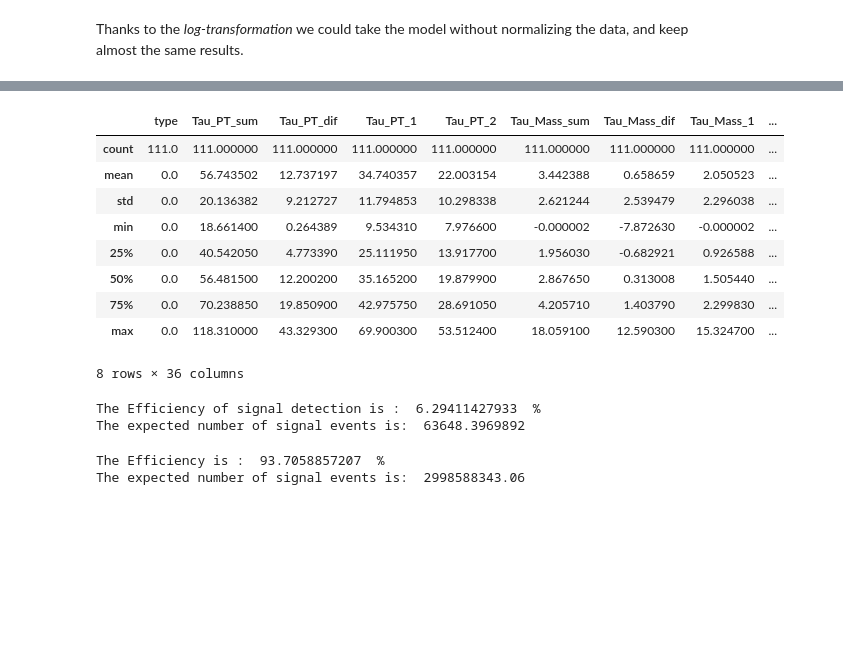
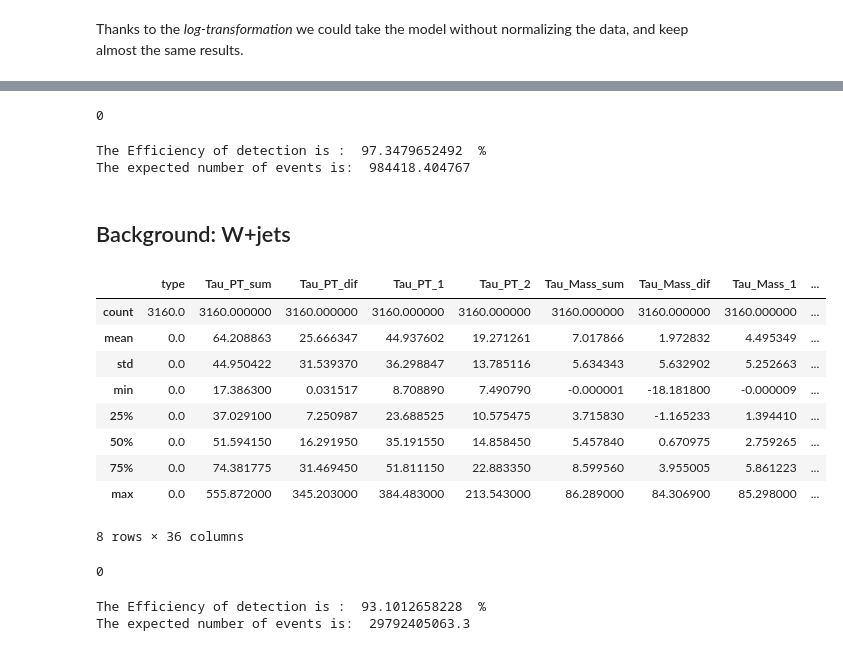
Before and after one commit to Torroledo/ZprimeBosonVectorModel, a Jupyter notebook: newImplementation/signal0p5TeV_CrossValidationFeatureSelection.ipynb, the cells around one changed output, grey strips where cells are left out. Cells and saved outputs as stored; diff of their text form; code cells hidden in the pictures; blank space fills up the shorter version.

```diff
--- a/newImplementation/signal0p5TeV_CrossValidationFeatureSelection.ipynb
+++ b/newImplementation/signal0p5TeV_CrossValidationFeatureSelection.ipynb
@@ -554,16 +556,7 @@ fullSignal.describe()
 8 rows × 36 columns
 # %%
-fullSignal[fullSignal['Jet_Mass_sum']<=0].describe()
+fullSignal['type'][fullSignal['Jet_Mass_sum']<=0].count()
 # %% [output]
-|  | type | Tau_PT_sum | Tau_PT_dif | Tau_PT_1 | Tau_PT_2 | Tau_Mass_sum | Tau_Mass_dif | Tau_Mass_1 | ... |
-| count | 111.0 | 111.000000 | 111.000000 | 111.000000 | 111.000000 | 111.000000 | 111.000000 | 111.000000 | ... |
-| mean | 0.0 | 56.743502 | 12.737197 | 34.740357 | 22.003154 | 3.442388 | 0.658659 | 2.050523 | ... |
-| std | 0.0 | 20.136382 | 9.212727 | 11.794853 | 10.298338 | 2.621244 | 2.539479 | 2.296038 | ... |
-| min | 0.0 | 18.661400 | 0.264389 | 9.534310 | 7.976600 | -0.000002 | -7.872630 | -0.000002 | ... |
-| 25% | 0.0 | 40.542050 | 4.773390 | 25.111950 | 13.917700 | 1.956030 | -0.682921 | 0.926588 | ... |
-| 50% | 0.0 | 56.481500 | 12.200200 | 35.165200 | 19.879900 | 2.867650 | 0.313008 | 1.505440 | ... |
-| 75% | 0.0 | 70.238850 | 19.850900 | 42.975750 | 28.691050 | 4.205710 | 1.403790 | 2.299830 | ... |
-| max | 0.0 | 118.310000 | 43.329300 | 69.900300 | 53.512400 | 18.059100 | 12.590300 | 15.324700 | ... |
-8 rows × 36 columns
+0
 # %%
 full_sample = fullSignal[['type','Jet_Ener_sum','Jet_PT_sum','Tau_PT_sum','Jet_Mass_sum','Miss_MET','Tau_Ener_sum','Jet_Eta_dif']]
@@ -584,18 +564,0 @@ N = 1.0*Y_full_sample.count() # total # of events
-# %%
-n_s = 1.0*sum(Y_pred_logRegWoN_full)
-efficiency = n_s/N
-print "The Efficiency of signal detection is : ", efficiency*100, " %"
-N_s = efficiency*cross_section_signal*luminosity*100
-print "The expected number of signal events is: ", N_s
-# %% [output]
-The Efficiency of signal detection is :  6.29411427933  %
-The expected number of signal events is:  63648.3969892
-# %%
-n_b = N - n_s
-efficiency = n_b/N
-print "The Efficiency is : ", efficiency*100, " %"
-N_b = efficiency*cross_section_backgr*luminosity*100
-print "The expected number of signal events is: ", N_b
-# %% [output]
-The Efficiency is :  93.7058857207  %
-The expected number of signal events is:  2998588343.06
@@ -601,0 +587,27 @@ The expected number of signal events is:  2998588343.06
+# %%
+cross_section_signal = 10.1123675492 ## picoBarns
+N_signal = GetExpectedNumberEvents(full_sample_abs,cross_section_signal,signal_detect=True)
+# %% [output]
+The Efficiency of detection is :  97.3479652492  %
+The expected number of events is:  984418.404767
+# %% [markdown]
+## Background: W+jets
+# %%
+# Import random sample from ROOT
+fullBack1 = pd.read_csv('fullSample/W+jets.root.csv')
+fullBack1.describe()
+# %% [output]
+|  | type | Tau_PT_sum | Tau_PT_dif | Tau_PT_1 | Tau_PT_2 | Tau_Mass_sum | Tau_Mass_dif | Tau_Mass_1 | ... |
+| count | 3160.0 | 3160.000000 | 3160.000000 | 3160.000000 | 3160.000000 | 3160.000000 | 3160.000000 | 3160.000000 | ... |
+| mean | 0.0 | 64.208863 | 25.666347 | 44.937602 | 19.271261 | 7.017866 | 1.972832 | 4.495349 | ... |
+| std | 0.0 | 44.950422 | 31.539370 | 36.298847 | 13.785116 | 5.634343 | 5.632902 | 5.252663 | ... |
+| min | 0.0 | 17.386300 | 0.031517 | 8.708890 | 7.490790 | -0.000001 | -18.181800 | -0.000009 | ... |
+| 25% | 0.0 | 37.029100 | 7.250987 | 23.688525 | 10.575475 | 3.715830 | -1.165233 | 1.394410 | ... |
+| 50% | 0.0 | 51.594150 | 16.291950 | 35.191550 | 14.858450 | 5.457840 | 0.670975 | 2.759265 | ... |
+| 75% | 0.0 | 74.381775 | 31.469450 | 51.811150 | 22.883350 | 8.599560 | 3.955005 | 5.861223 | ... |
+| max | 0.0 | 555.872000 | 345.203000 | 384.483000 | 213.543000 | 86.289000 | 84.306900 | 85.298000 | ... |
+8 rows × 36 columns
+# %%
+fullBack1['type'][fullBack1['Jet_Mass_sum']<=0].count()
+# %% [output]
+0
@@ -601,0 +618,6 @@ The expected number of signal events is:  2998588343.06
+# %%
+cross_section_back1 = 320000 # picoBarns
+N_back1 = GetExpectedNumberEvents(full_sample_back1_abs,cross_section_back1,signal_detect=False)
+# %% [output]
+The Efficiency of detection is :  93.1012658228  %
+The expected number of events is:  29792405063.3
```
Also changed, not shown: parts of 44 cells of this notebook.
